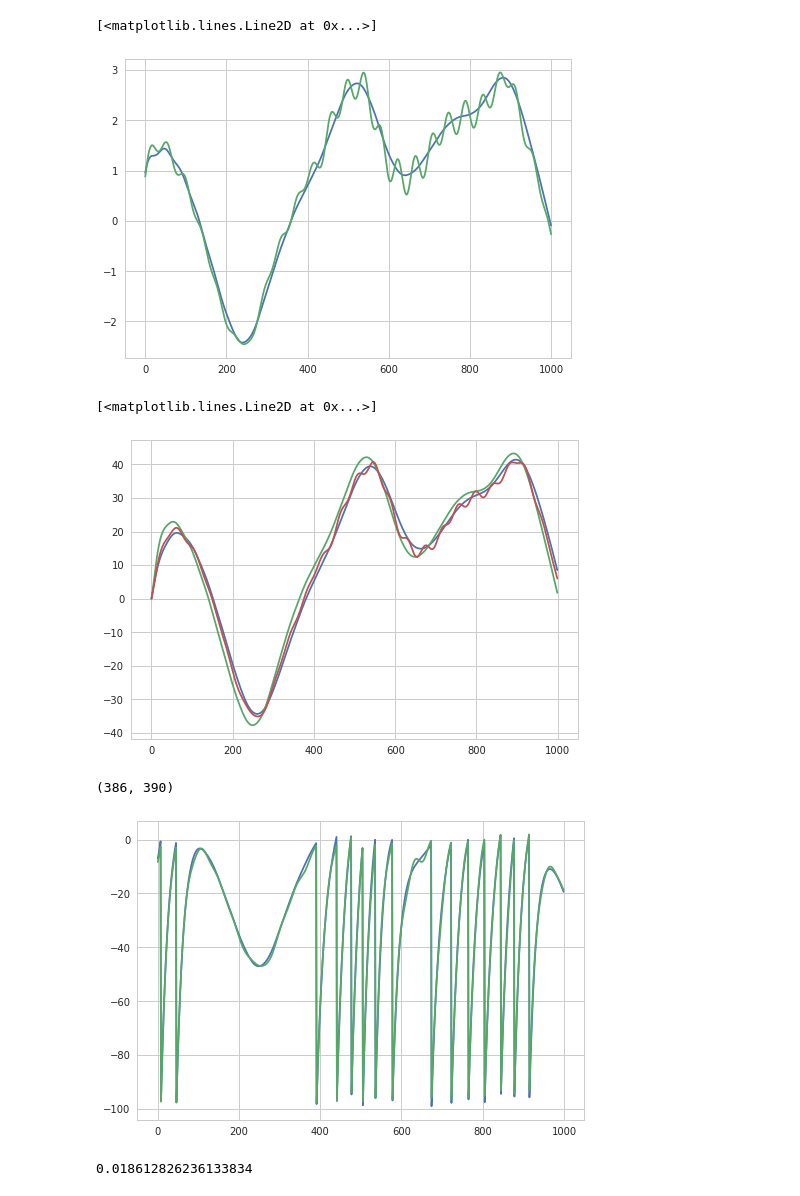
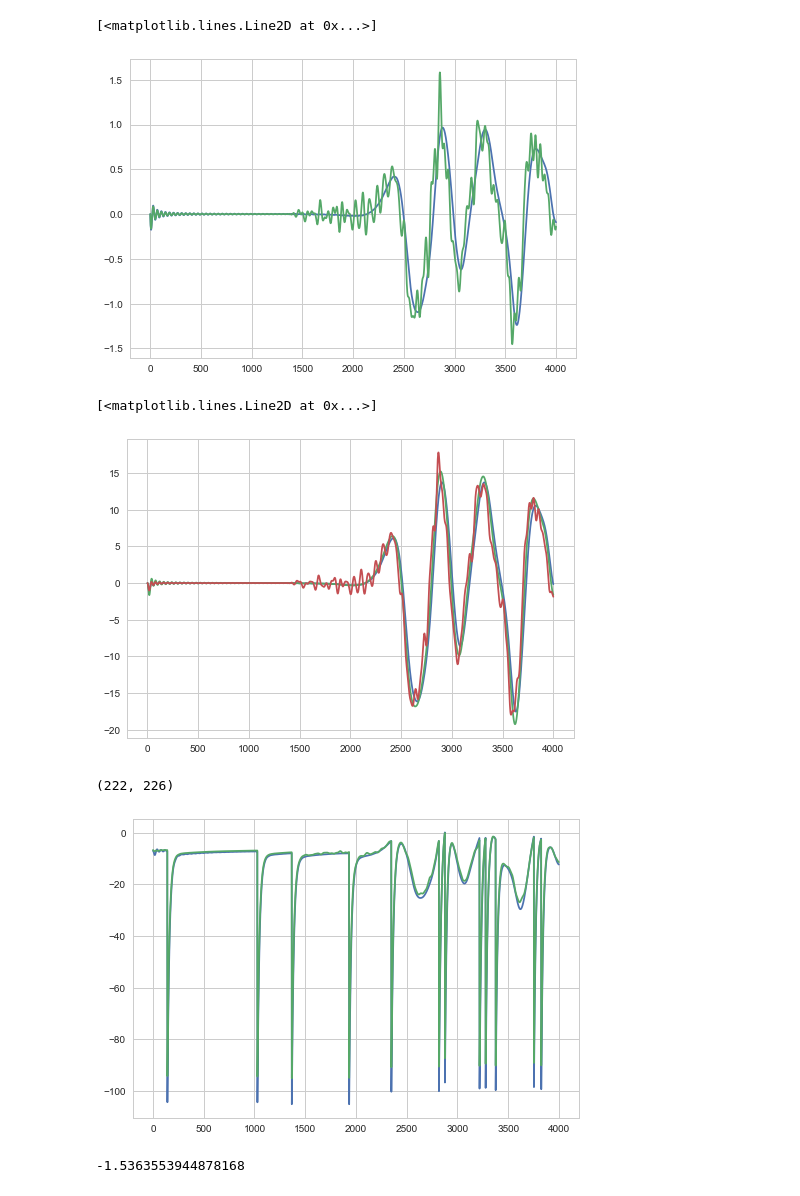
Before and after one commit to melizalab/dstrf, a Jupyter notebook: mat/matfiltmat.ipynb, the cells around one changed output. Saved outputs shown, nothing was run; the diff lists cells and outputs as text; code cells hidden in the pictures.

```diff
--- a/mat/matfiltmat.ipynb
+++ b/mat/matfiltmat.ipynb
@@ -25,10 +25,10 @@ n_assim = 2
 n_test = 0
 
 # assimilation parameters
-nthreads = 8
-nwalkers = 4000
-nsteps = 1000
-matparams_i = [0,1,2,3,5]
+nthreads = 6
+nwalkers = 2000
+nsteps = 500
+matparams_i = [0,1,2,3]
 matparams_n = len(matparams_i)
 matparams_f = matparams[matparams_i]
 # %%
@@ -39,7 +39,7 @@ stim_dt = 10.0
 # alpha filter
 tau_h = 50
 tt = np.arange(0, 600, stim_dt)
-k1 = tt / tau_h * np.exp(-tt / tau_h)
+ka = np.flipud(tt / tau_h * np.exp(-tt / tau_h))
 
 # difference of gammas:
 from scipy.special import gamma
@@ -47,12 +47,13 @@ tau_h1 = 600. / 32
 tau_h2 = 600. / 16
 kg1 = 1/(gamma(6)*tau_h1)*(tt/tau_h1)**5 * np.exp(-tt/tau_h1)
 kg2 = 1/(gamma(6)*tau_h2)*(tt/tau_h2)**5 * np.exp(-tt/tau_h2)
-k1 = (kg1 - kg2 / 1.5)
-k1 /= np.linalg.norm(k1) / 2
+k1 = np.flipud(kg1 - kg2 / 1.5)
+k1 /= np.linalg.norm(k1)
 
 # this is slow, but should work as proof of principle
 def filter_stimulus(S, k1):
     return resample(np.convolve(S, k1, mode="same"), n_samples)
 plt.plot(k1)
+plt.plot(ka)
 # %% [output]
 [<matplotlib.lines.Line2D at 0x...>]
@@ -63,6 +64,7 @@ np.random.seed(1)
 matmodel.random_seed(1)
 data = []
 stim = np.random.randn(int(n_samples / (stim_dt / model_dt)))
+stim[:100] = 0
 I = filter_stimulus(stim, k1)
 #I = np.random.randn(n_samples)
 for i in range(n_assim + n_test):
@@ -98,8 +100,14 @@ mat_prior = priors.joint_independent(
                   priors.uniform(-5,   10),
                   priors.uniform(-5,   5),
                   priors.uniform( 0,  20),
-                  priors.uniform( 5,  20),
+                  #priors.uniform( 5,  20),
                 ])
+startparams = np.asarray([[-50, 200],
+                          [-5, 10],
+                          [-5, 5],
+                          [0, 20],
+                          #[5, 20],
+                         ], dtype='d')
 
 # lasso prior on RF parameters
 rf_lambda = 1.0
@@ -190,28 +214,28 @@ c = corner(rpos[:,:6],
 d = assim_data[0]
 
 I = filter_stimulus(stim, rfparams)
-plt.plot(d["I_stim"][:1000])
-plt.plot(I[:1000])
+plt.plot(d["I_stim"][:4000])
+plt.plot(I[:4000])
 # %% [output]
 [<matplotlib.lines.Line2D at 0x...>]
-[figure, old version]
+[figure, new version]
 # %%
 Y, S = matmodel.predict(matstate, mparams, I, model_dt, stochastic=True)
-plt.plot(d["states"][:1000,0])
-plt.plot(d["states"][:1000,0] - d["states"][:1000,4])
-plt.plot(Y[:1000,0])
+plt.plot(d["states"][:4000,0])
+plt.plot(d["states"][:4000,0] - d["states"][:4000,4])
+plt.plot(Y[:4000,0])
 # %% [output]
 [<matplotlib.lines.Line2D at 0x...>]
-[figure, old version]
+[figure, new version]
 # %%
 lci_guess = matmodel.log_intensity(matstate, mparams, I, d["spike_v"], model_dt)
-plt.plot(d["lci"][:1000])
-plt.plot(lci_guess[:1000])
+plt.plot(d["lci"][:4000])
+plt.plot(lci_guess[:4000])
 (len(S), len(d["spike_t"]))
 # %% [output]
-(386, 390)
+(222, 226)
-[figure, old version]
+[figure, new version]
 # %%
 (d["lci"] - lci_guess).mean()
 # %% [output]
-0.018612826236133834
+-1.5363553944878168
```
Also changed, not shown: parts of 7 cells of this notebook.
